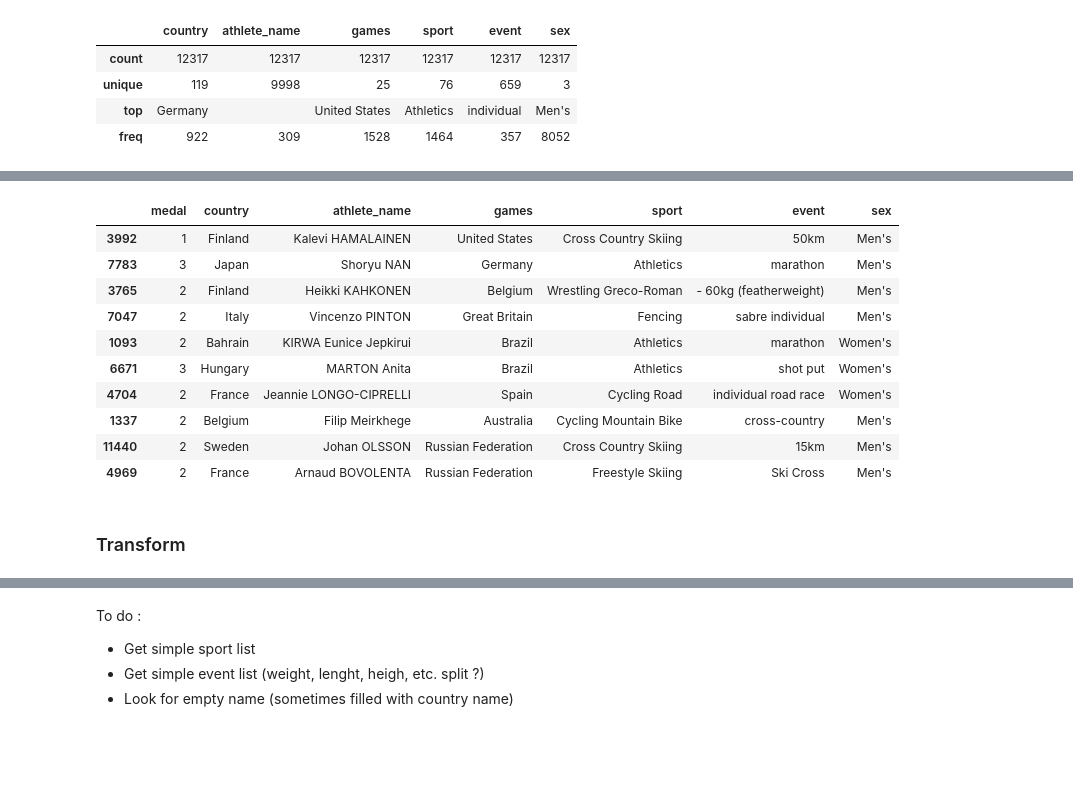
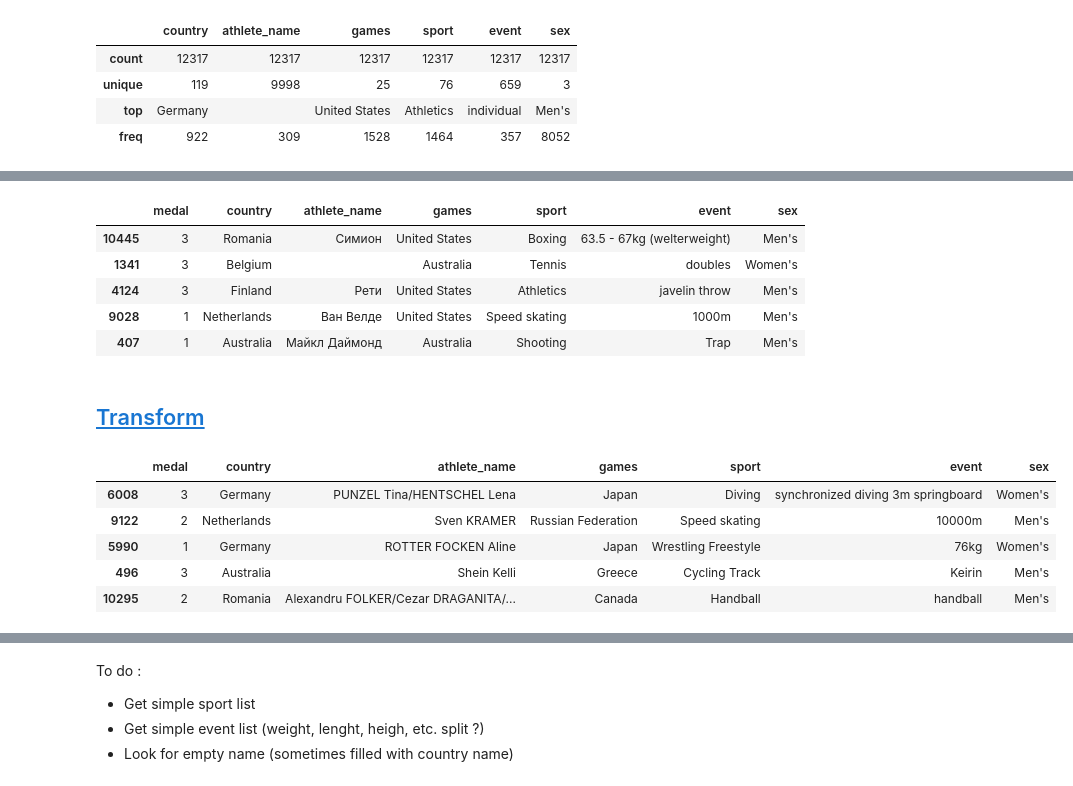
Before and after one commit to Yohan-GRNR/JO-explorer, a Jupyter notebook: data-scraped.ipynb, the cells around one changed output, grey strips where cells are left out. Cells and saved outputs as stored; diff of their text form; code cells hidden in the pictures; blank space fills up the shorter version.

```diff
--- a/data-scraped.ipynb
+++ b/data-scraped.ipynb
@@ -233,20 +286,25 @@ df_olympic.describe(include="object")
+# %%
+df_none_latine.sample(5)
+# %% [output]
+|  | medal | country | athlete_name | games | sport | event | sex |
+| 10445 | 3 | Romania | Симион | United States | Boxing | 63.5 - 67kg (welterweight) | Men's |
+| 1341 | 3 | Belgium |  | Australia | Tennis | doubles | Women's |
+| 4124 | 3 | Finland | Рети | United States | Athletics | javelin throw | Men's |
+| 9028 | 1 | Netherlands | Ван Велде | United States | Speed skating | 1000m | Men's |
+| 407 | 1 | Australia | Майкл Даймонд | Australia | Shooting | Trap | Men's |
+# %% [markdown]
+## <a id='toc1_5_'></a>[Transform](#toc0_)
 # %%
+# Translate none-latin in Latin names
 from unidecode import unidecode
 
-df_olympic.athlete_name = df_olympic.athlete_name.apply(lambda s: unidecode(s))
+df_olympic["athlete_name"] = df_olympic["athlete_name"].apply(lambda s: unidecode(s))
 # %%
-df_olympic.sample(10)
+df_olympic.sample(5)
 # %% [output]
 |  | medal | country | athlete_name | games | sport | event | sex |
-| 3992 | 1 | Finland | Kalevi HAMALAINEN | United States | Cross Country Skiing | 50km | Men's |
-| 7783 | 3 | Japan | Shoryu NAN | Germany | Athletics | marathon | Men's |
-| 3765 | 2 | Finland | Heikki KAHKONEN | Belgium | Wrestling Greco-Roman | - 60kg (featherweight) | Men's |
-| 7047 | 2 | Italy | Vincenzo PINTON | Great Britain | Fencing | sabre individual | Men's |
-| 1093 | 2 | Bahrain | KIRWA Eunice Jepkirui | Brazil | Athletics | marathon | Women's |
-| 6671 | 3 | Hungary | MARTON Anita | Brazil | Athletics | shot put | Women's |
-| 4704 | 2 | France | Jeannie LONGO-CIPRELLI | Spain | Cycling Road | individual road race | Women's |
-| 1337 | 2 | Belgium | Filip Meirkhege | Australia | Cycling Mountain Bike | cross-country | Men's |
-| 11440 | 2 | Sweden | Johan OLSSON | Russian Federation | Cross Country Skiing | 15km | Men's |
-| 4969 | 2 | France | Arnaud BOVOLENTA | Russian Federation | Freestyle Skiing | Ski Cross | Men's |
+| 6008 | 3 | Germany | PUNZEL Tina/HENTSCHEL Lena | Japan | Diving | synchronized diving 3m springboard | Women's |
+| 9122 | 2 | Netherlands | Sven KRAMER | Russian Federation | Speed skating | 10000m | Men's |
+| 5990 | 1 | Germany | ROTTER FOCKEN Aline | Japan | Wrestling Freestyle | 76kg | Women's |
+| 496 | 3 | Australia | Shein Kelli | Greece | Cycling Track | Keirin | Men's |
+| 10295 | 2 | Romania | Alexandru FOLKER/Cezar DRAGANITA/... | Canada | Handball | handball | Men's |
-# %% [markdown]
-### Transform
```
Also changed, not shown: parts of 16 cells of this notebook.
